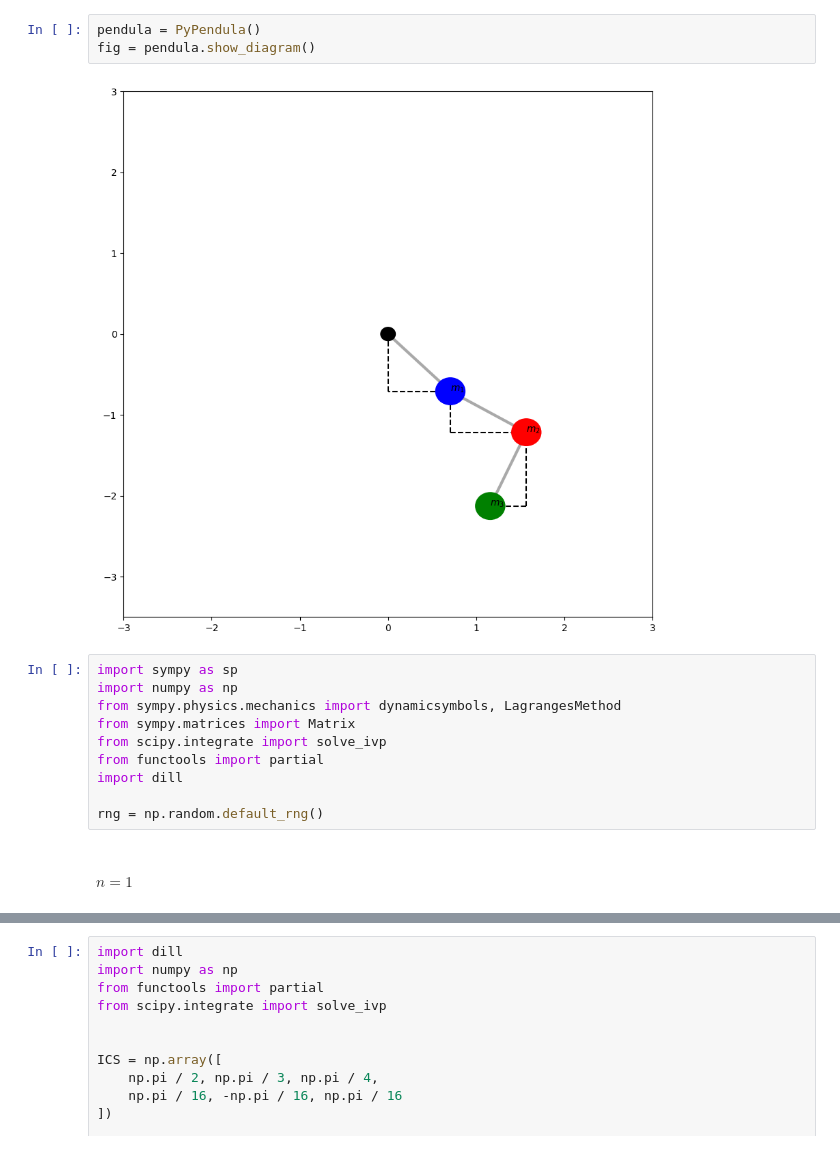
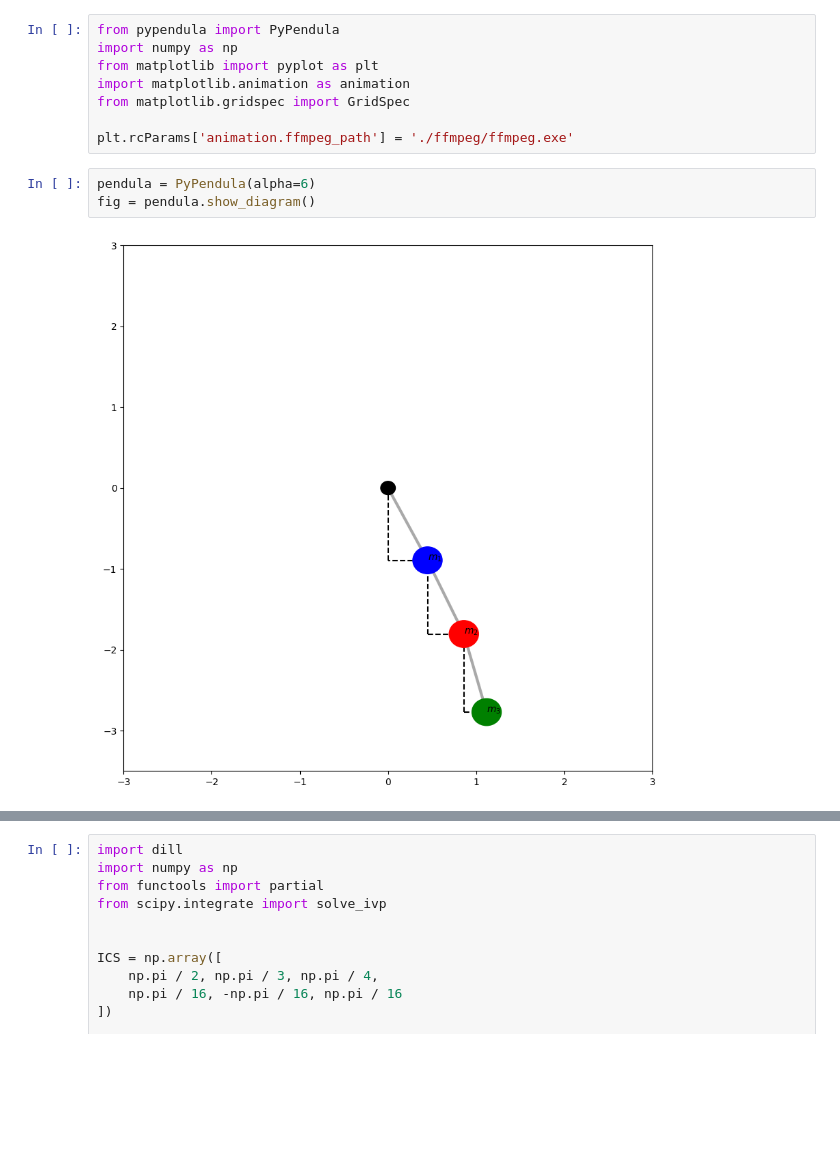
Before and after one commit to ethank5149/PyPendula, a Jupyter notebook: PyPendula.ipynb, the cells around one changed output, grey strips where cells are left out. Cells and saved outputs as stored; diff of their text form; blank space fills up the shorter version.

```diff
--- a/PyPendula.ipynb
+++ b/PyPendula.ipynb
@@ -3,17 +8,13 @@ from pypendula import PyPendula
+# %%
+from pypendula import PyPendula
+import numpy as np
+from matplotlib import pyplot as plt
+import matplotlib.animation as animation
+from matplotlib.gridspec import GridSpec
+
+plt.rcParams['animation.ffmpeg_path'] = './ffmpeg/ffmpeg.exe'
 # %%
-pendula = PyPendula()
+pendula = PyPendula(alpha=6)
 fig = pendula.show_diagram()
 # %% [output]
-[figure, old version]
+[figure, new version]
-# %%
-import sympy as sp
-import numpy as np
-from sympy.physics.mechanics import dynamicsymbols, LagrangesMethod
-from sympy.matrices import Matrix
-from scipy.integrate import solve_ivp
-from functools import partial
-import dill
-
-rng = np.random.default_rng()
-# %% [markdown]
-#### $n=1$
```
Also changed, not shown: parts of 14 cells of this notebook, 2 other files.
